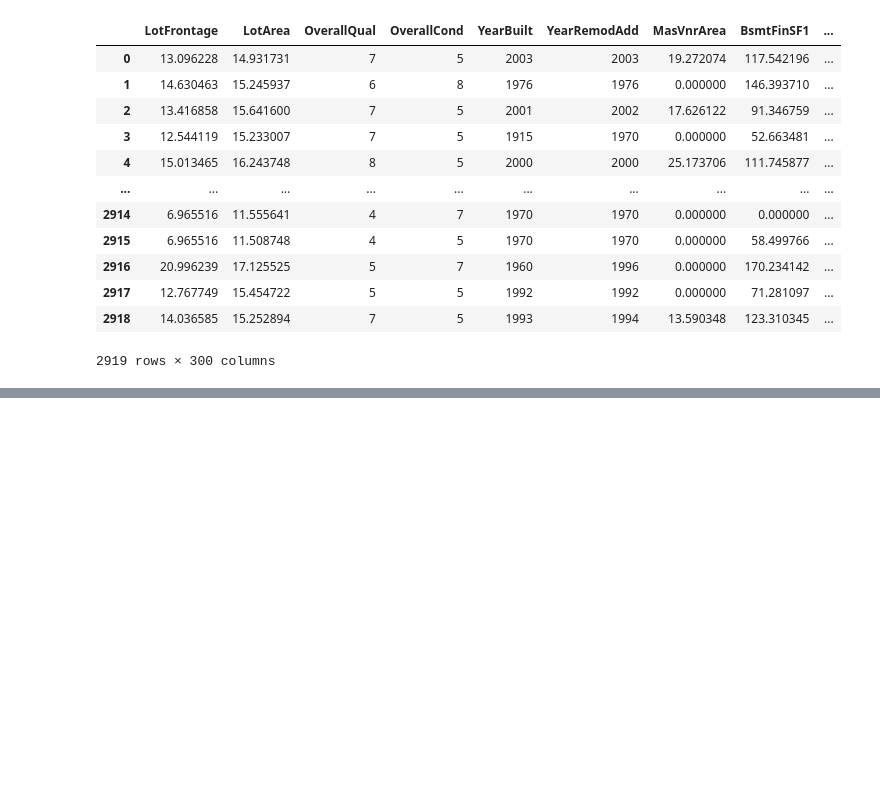
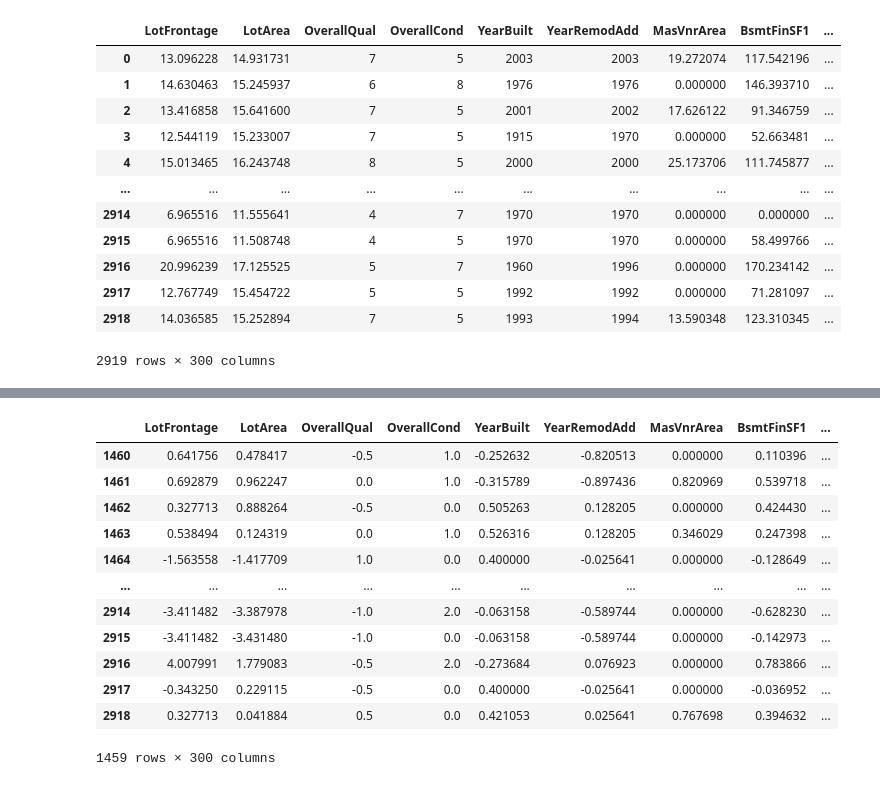
Before and after one commit to vivi1231/0805, a Jupyter notebook: house_linear.ipynb, the cells around one changed output, grey strips where cells are left out. Cells and saved outputs as stored; diff of their text form; code cells hidden in the pictures; blank space fills up the shorter version.

```diff
--- a/house_linear.ipynb
+++ b/house_linear.ipynb
@@ -194,0 +219,16 @@ datas_drop
+# %%
+x_predict
+# %% [output]
+|  | LotFrontage | LotArea | OverallQual | OverallCond | YearBuilt | YearRemodAdd | MasVnrArea | BsmtFinSF1 | ... |
+| 1460 | 0.641756 | 0.478417 | -0.5 | 1.0 | -0.252632 | -0.820513 | 0.000000 | 0.110396 | ... |
+| 1461 | 0.692879 | 0.962247 | 0.0 | 1.0 | -0.315789 | -0.897436 | 0.820969 | 0.539718 | ... |
+| 1462 | 0.327713 | 0.888264 | -0.5 | 0.0 | 0.505263 | 0.128205 | 0.000000 | 0.424430 | ... |
+| 1463 | 0.538494 | 0.124319 | 0.0 | 1.0 | 0.526316 | 0.128205 | 0.346029 | 0.247398 | ... |
+| 1464 | -1.563558 | -1.417709 | 1.0 | 0.0 | 0.400000 | -0.025641 | 0.000000 | -0.128649 | ... |
+| ... | ... | ... | ... | ... | ... | ... | ... | ... | ... |
+| 2914 | -3.411482 | -3.387978 | -1.0 | 2.0 | -0.063158 | -0.589744 | 0.000000 | -0.628230 | ... |
+| 2915 | -3.411482 | -3.431480 | -1.0 | 0.0 | -0.063158 | -0.589744 | 0.000000 | -0.142973 | ... |
+| 2916 | 4.007991 | 1.779083 | -0.5 | 2.0 | -0.273684 | 0.076923 | 0.000000 | 0.783866 | ... |
+| 2917 | -0.343250 | 0.229115 | -0.5 | 0.0 | 0.400000 | -0.025641 | 0.000000 | -0.036952 | ... |
+| 2918 | 0.327713 | 0.041884 | 0.5 | 0.0 | 0.421053 | 0.025641 | 0.767698 | 0.394632 | ... |
+1459 rows × 300 columns
```
Also changed, not shown: parts of 3 cells of this notebook.
